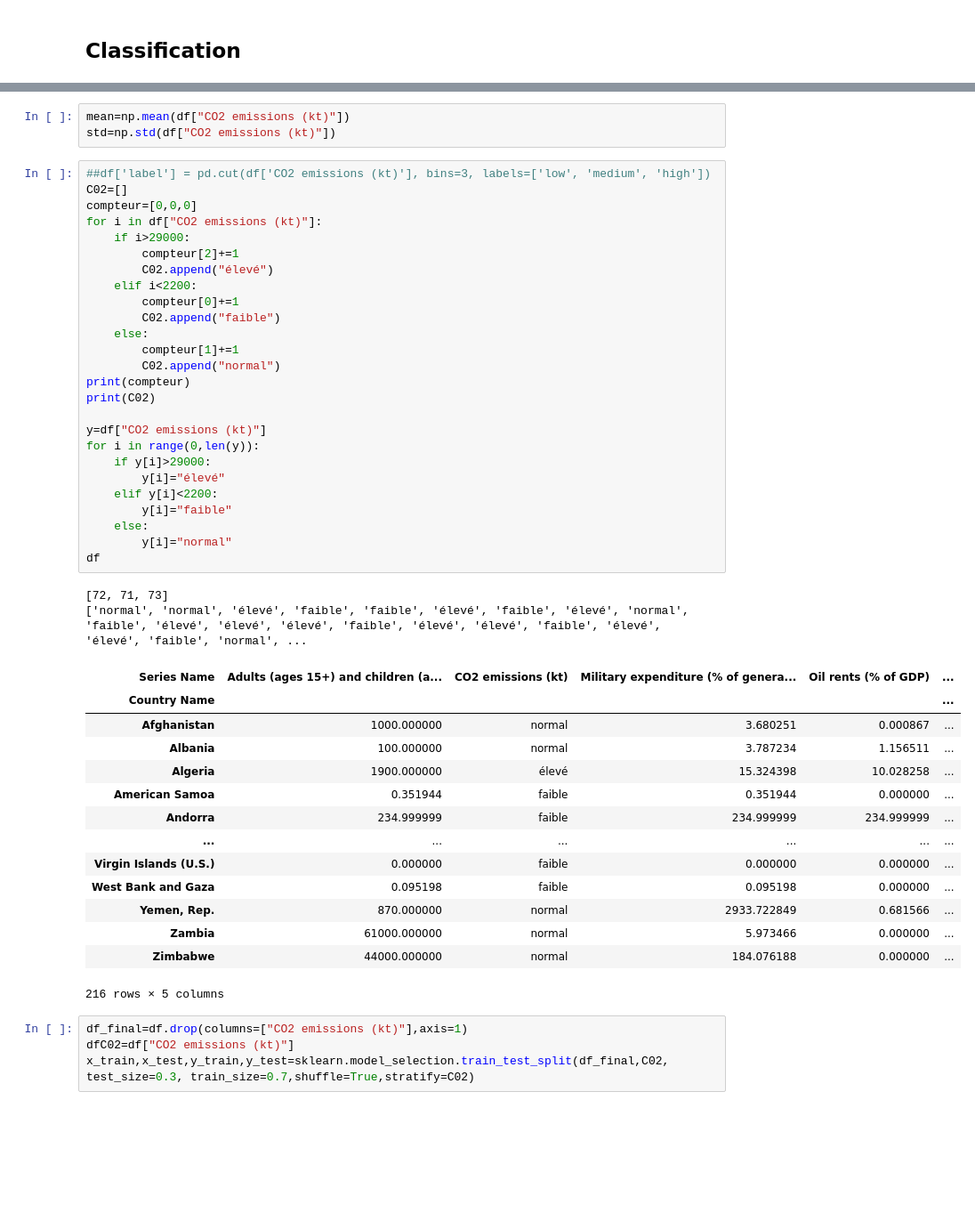
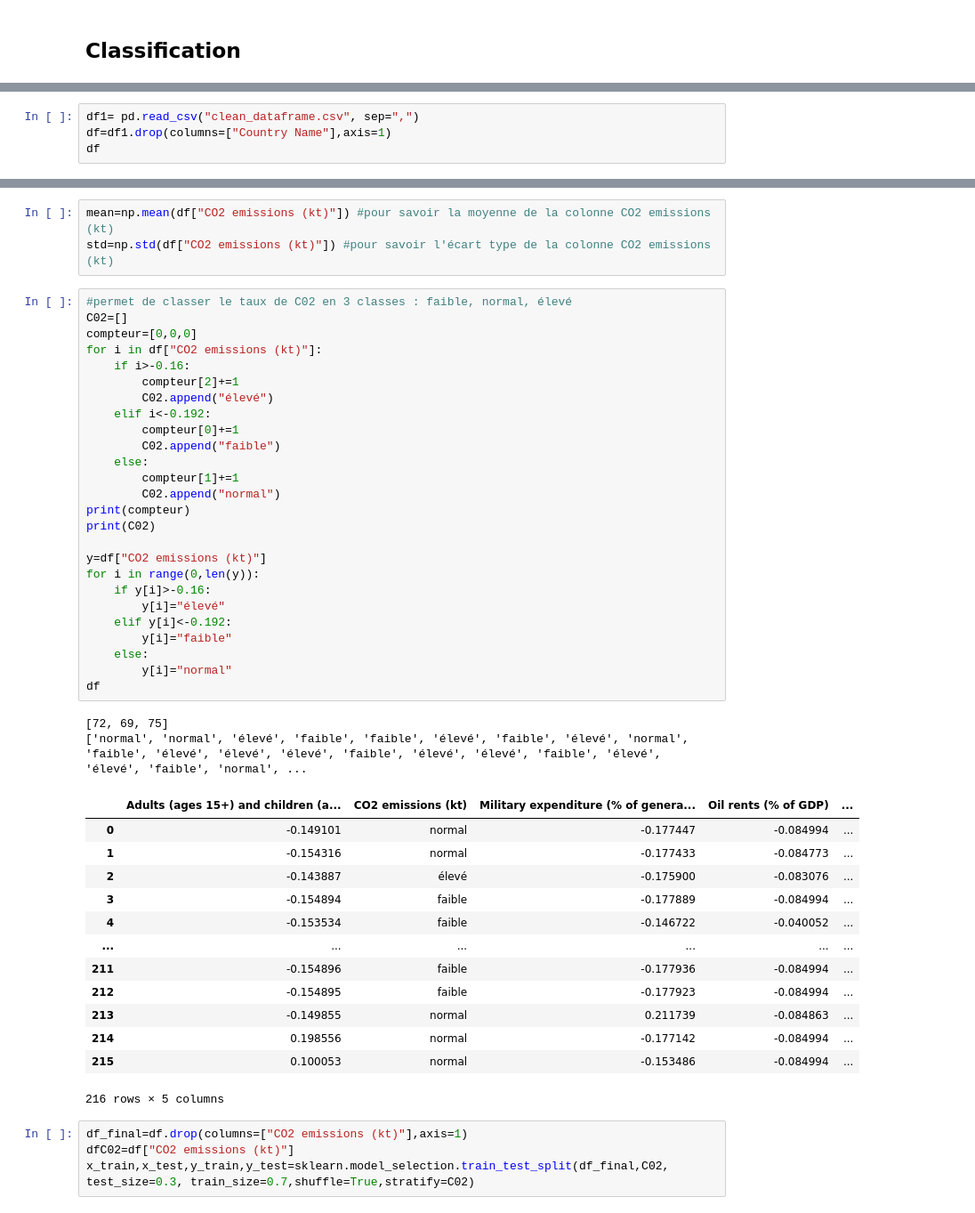
Before and after one commit to f2ire/IA_project, a Jupyter notebook: report-classification.ipynb, the cells around one changed output, grey strips where cells are left out. Shown: that part at 89% size. Drawn from its saved outputs; the diff is of its cells as text; blank space fills up the shorter version.

```diff
--- a/report-classification.ipynb
+++ b/report-classification.ipynb
@@ -99,0 +98,4 @@ df=df_step4_clean.transpose()
+# %%
+df1= pd.read_csv("clean_dataframe.csv", sep=",")
+df=df1.drop(columns=["Country Name"],axis=1)
+df
@@ -100,48 +116,47 @@ df=df_step4_clean.transpose()
 # %%
-mean=np.mean(df["CO2 emissions (kt)"])
-std=np.std(df["CO2 emissions (kt)"])
+mean=np.mean(df["CO2 emissions (kt)"]) #pour savoir la moyenne de la colonne CO2 emissions (kt)
+std=np.std(df["CO2 emissions (kt)"]) #pour savoir l'écart type de la colonne CO2 emissions (kt)
 # %%
-##df['label'] = pd.cut(df['CO2 emissions (kt)'], bins=3, labels=['low', 'medium', 'high'])
+#permet de classer le taux de C02 en 3 classes : faible, normal, élevé
 C02=[]
 compteur=[0,0,0]
 for i in df["CO2 emissions (kt)"]:
-    if i>29000:
+    if i>-0.16:
         compteur[2]+=1
         C02.append("élevé")
-    elif i<2200:
+    elif i<-0.192:
         compteur[0]+=1
         C02.append("faible")
     else:
         compteur[1]+=1
         C02.append("normal")
 print(compteur)
 print(C02)
 
 y=df["CO2 emissions (kt)"]
 for i in range(0,len(y)):
-    if y[i]>29000:
+    if y[i]>-0.16:
         y[i]="élevé"
-    elif y[i]<2200:
+    elif y[i]<-0.192:
         y[i]="faible"
     else:
         y[i]="normal"
 df
 # %% [output]
-[72, 71, 73]
+[72, 69, 75]
 ['normal', 'normal', 'élevé', 'faible', 'faible', 'élevé', 'faible', 'élevé', 'normal', 'faible', 'élevé', 'élevé', 'élevé', 'faible', 'élevé', 'élevé', 'faible', 'élevé', 'élevé', 'faible', 'normal', ...
-| Series Name | Adults (ages 15+) and children (a... | CO2 emissions (kt) | Military expenditure (% of genera... | Oil rents (% of GDP) | ... |
-| Country Name |  |  |  |  | ... |
-| Afghanistan | 1000.000000 | normal | 3.680251 | 0.000867 | ... |
-| Albania | 100.000000 | normal | 3.787234 | 1.156511 | ... |
-| Algeria | 1900.000000 | élevé | 15.324398 | 10.028258 | ... |
-| American Samoa | 0.351944 | faible | 0.351944 | 0.000000 | ... |
-| Andorra | 234.999999 | faible | 234.999999 | 234.999999 | ... |
+|  | Adults (ages 15+) and children (a... | CO2 emissions (kt) | Military expenditure (% of genera... | Oil rents (% of GDP) | ... |
+| 0 | -0.149101 | normal | -0.177447 | -0.084994 | ... |
+| 1 | -0.154316 | normal | -0.177433 | -0.084773 | ... |
+| 2 | -0.143887 | élevé | -0.175900 | -0.083076 | ... |
+| 3 | -0.154894 | faible | -0.177889 | -0.084994 | ... |
+| 4 | -0.153534 | faible | -0.146722 | -0.040052 | ... |
 | ... | ... | ... | ... | ... | ... |
-| Virgin Islands (U.S.) | 0.000000 | faible | 0.000000 | 0.000000 | ... |
-| West Bank and Gaza | 0.095198 | faible | 0.095198 | 0.000000 | ... |
-| Yemen, Rep. | 870.000000 | normal | 2933.722849 | 0.681566 | ... |
-| Zambia | 61000.000000 | normal | 5.973466 | 0.000000 | ... |
-| Zimbabwe | 44000.000000 | normal | 184.076188 | 0.000000 | ... |
+| 211 | -0.154896 | faible | -0.177936 | -0.084994 | ... |
+| 212 | -0.154895 | faible | -0.177923 | -0.084994 | ... |
+| 213 | -0.149855 | normal | 0.211739 | -0.084863 | ... |
+| 214 | 0.198556 | normal | -0.177142 | -0.084994 | ... |
+| 215 | 0.100053 | normal | -0.153486 | -0.084994 | ... |
 216 rows × 5 columns
 # %%
 df_final=df.drop(columns=["CO2 emissions (kt)"],axis=1)
```
Also changed, not shown: parts of 29 cells of this notebook.
